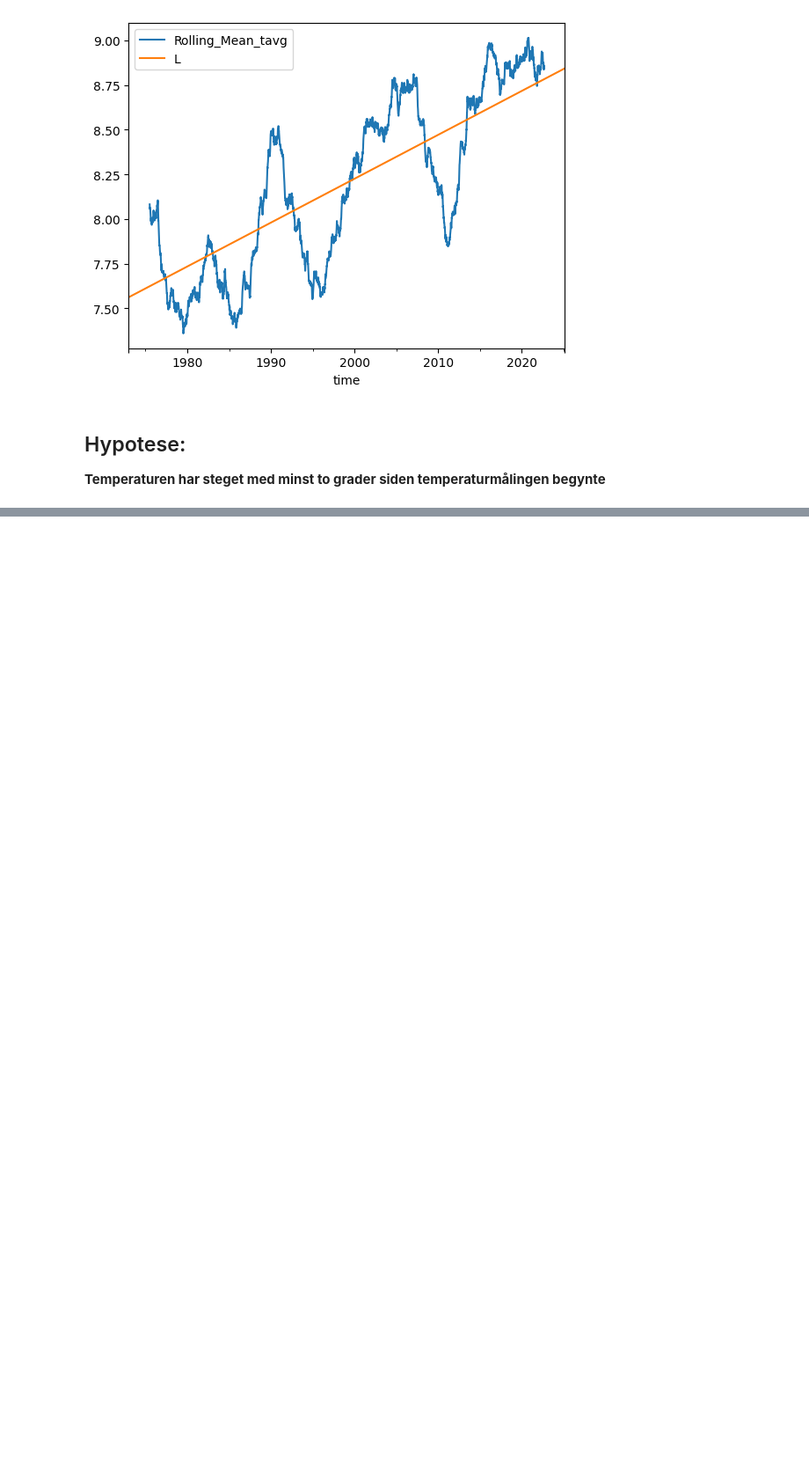
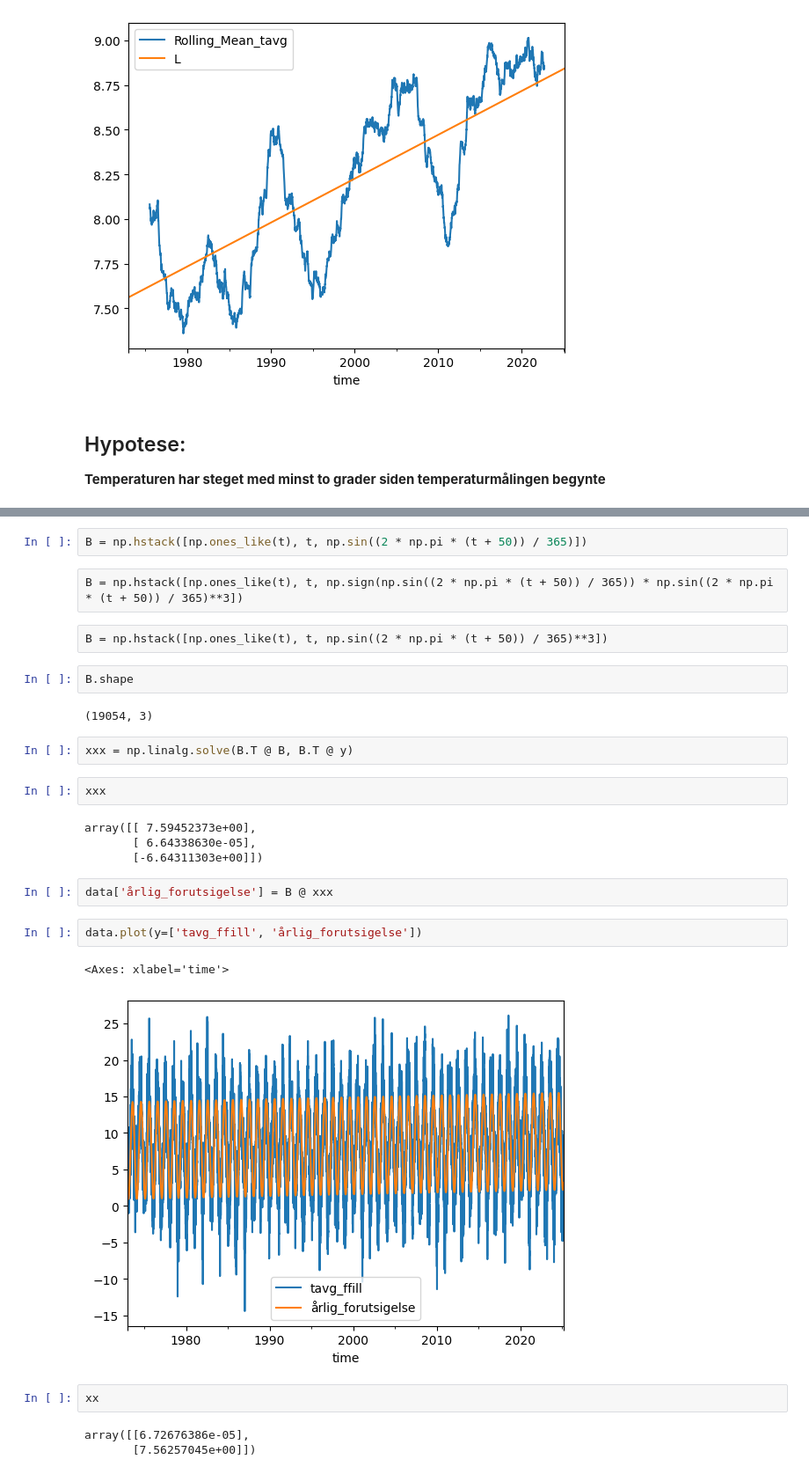
Before and after one commit to mbr085/V25MAT102, a Jupyter notebook: notebooks/uke10/lineærRegresjon.ipynb, the cells around one changed output, grey strips where cells are left out. Shown: that part at 88% size. Cells and saved outputs as stored; diff of their text form; blank space fills up the shorter version.

```diff
--- a/notebooks/uke10/lineærRegresjon.ipynb
+++ b/notebooks/uke10/lineærRegresjon.ipynb
@@ -312,0 +340,30 @@ data.plot(y=['Rolling_Mean_tavg', 'L'])
+# %%
+B = np.hstack([np.ones_like(t), t, np.sin((2 * np.pi * (t + 50)) / 365)])
+# %% [raw]
+B = np.hstack([np.ones_like(t), t, np.sign(np.sin((2 * np.pi * (t + 50)) / 365)) * np.sin((2 * np.pi * (t + 50)) / 365)**3])
+# %% [raw]
+B = np.hstack([np.ones_like(t), t, np.sin((2 * np.pi * (t + 50)) / 365)**3])
+# %%
+B.shape
+# %% [output]
+(19054, 3)
+# %%
+xxx = np.linalg.solve(B.T @ B, B.T @ y)
+# %%
+xxx
+# %% [output]
+array([[ 7.59452373e+00],
+       [ 6.64338630e-05],
+       [-6.64311303e+00]])
+# %%
+data['årlig_forutsigelse'] = B @ xxx
+# %%
+data.plot(y=['tavg_ffill', 'årlig_forutsigelse'])
+# %% [output]
+<Axes: xlabel='time'>
+[figure, added]
+# %%
+xx
+# %% [output]
+array([[6.72676386e-05],
+       [7.56257045e+00]])
```
Also changed, not shown: parts of 8 cells of this notebook.
